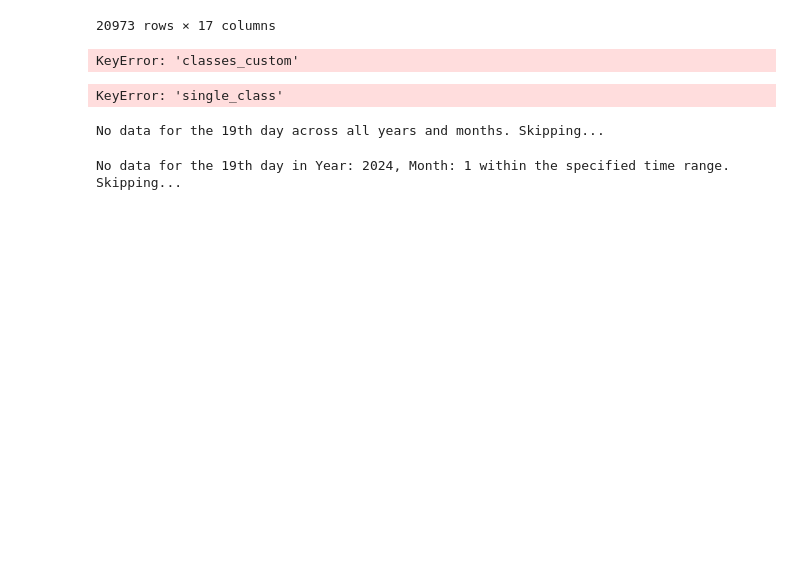
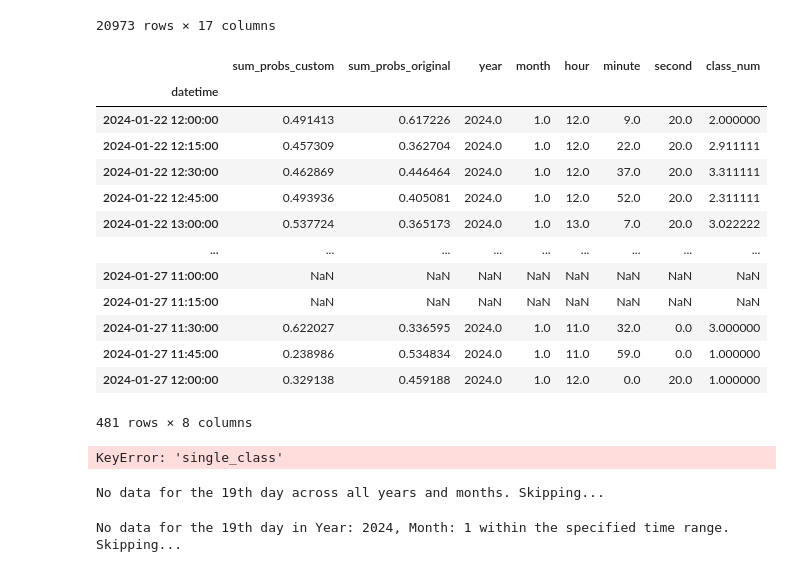
Before and after one commit to aacacustica/Audio_Processing, a Jupyter notebook: AI_Model/Visualization/predictions_map.ipynb, the cells around one changed output. Drawn from its saved outputs; the diff is of its cells as text; code cells hidden in the pictures; blank space fills up the shorter version.

```diff
--- a/AI_Model/Visualization/predictions_map.ipynb
+++ b/AI_Model/Visualization/predictions_map.ipynb
@@ -362,12 +360,21 @@ df
 | 2024-01-27 12:00:20 | 20240127_120020.WAV | [Animal] | [0.11341646 0.11341646 0.10230499] | 0.329138 | ['Whale vocalization', 'Owl', 'Br... | ... |
 20973 rows × 17 columns
 # %%
-# resample the df_15 to get one row for each 15 minutes
-df_15 = df.resample('15T').mean()
-df_15['single_class'] = df_15['classes_custom'].apply(lambda x: x[0] if x else None)
-df_15.set_index("datetime", inplace=True)
-df_15 = insert_dates(df_15)
-df_15
+# resample the df_15 to get one row for each 15 minutes without missing columns
+df_15 = df.resample("15T").mean()
 # %% [output]
+|  | sum_probs_custom | sum_probs_original | year | month | hour | minute | second | class_num |
+| datetime |  |  |  |  |  |  |  |  |
+| 2024-01-22 12:00:00 | 0.491413 | 0.617226 | 2024.0 | 1.0 | 12.0 | 9.0 | 20.0 | 2.000000 |
+| 2024-01-22 12:15:00 | 0.457309 | 0.362704 | 2024.0 | 1.0 | 12.0 | 22.0 | 20.0 | 2.911111 |
+| 2024-01-22 12:30:00 | 0.462869 | 0.446464 | 2024.0 | 1.0 | 12.0 | 37.0 | 20.0 | 3.311111 |
+| 2024-01-22 12:45:00 | 0.493936 | 0.405081 | 2024.0 | 1.0 | 12.0 | 52.0 | 20.0 | 2.311111 |
+| 2024-01-22 13:00:00 | 0.537724 | 0.365173 | 2024.0 | 1.0 | 13.0 | 7.0 | 20.0 | 3.022222 |
+| ... | ... | ... | ... | ... | ... | ... | ... | ... |
+| 2024-01-27 11:00:00 | NaN | NaN | NaN | NaN | NaN | NaN | NaN | NaN |
+| 2024-01-27 11:15:00 | NaN | NaN | NaN | NaN | NaN | NaN | NaN | NaN |
+| 2024-01-27 11:30:00 | 0.622027 | 0.336595 | 2024.0 | 1.0 | 11.0 | 32.0 | 0.0 | 3.000000 |
+| 2024-01-27 11:45:00 | 0.238986 | 0.534834 | 2024.0 | 1.0 | 11.0 | 59.0 | 0.0 | 1.000000 |
+| 2024-01-27 12:00:00 | 0.329138 | 0.459188 | 2024.0 | 1.0 | 12.0 | 0.0 | 20.0 | 1.000000 |
-KeyError: 'classes_custom'
+481 rows × 8 columns
 # %%
```
Also changed, not shown: parts of 3 cells of this notebook, 2 other files.
